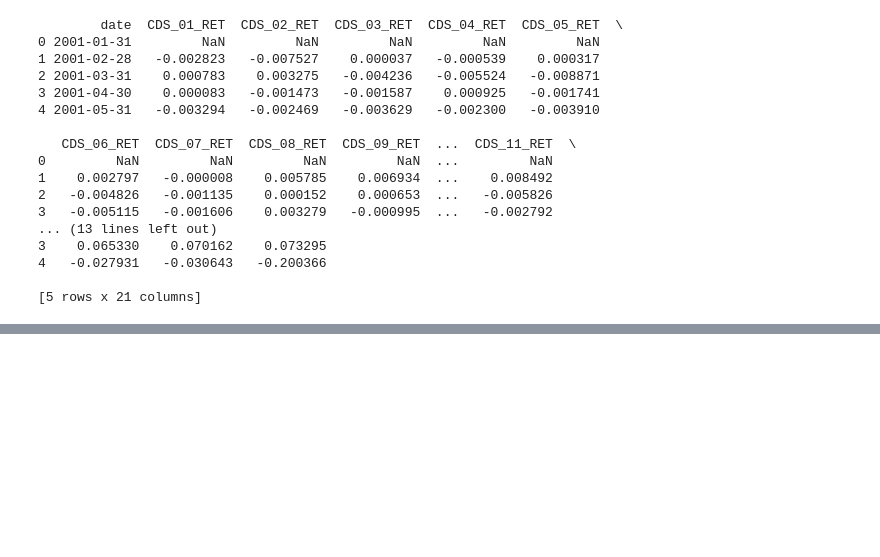
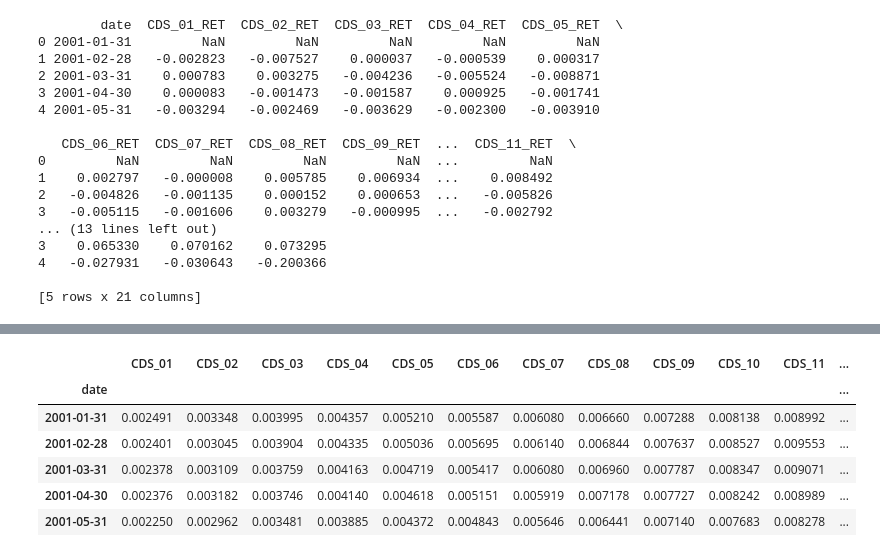
Before and after one commit to ygxu01/credit-default-swap-returns-replication, a Jupyter notebook: src/ExampleReplicatiom.ipynb, the cells around one changed output, grey strips where cells are left out. Saved outputs shown, nothing was run; the diff lists cells and outputs as text; code cells hidden in the pictures; blank space fills up the shorter version.

```diff
--- a/src/ExampleReplicatiom.ipynb
+++ b/src/ExampleReplicatiom.ipynb
@@ -225,3 +225,90 @@ print(cds_returns.head())
 4   -0.027931   -0.030643   -0.200366
 
 [5 rows x 21 columns]
+# %%
+import numpy as np
+import pandas as pd
+import wrds
+from scipy.interpolate import interp1d
+from pandas.tseries.offsets import MonthEnd
+
+# WRDS Connection (Ensure WRDS Credentials are Set Up)
+db = wrds.Connection()
+
+# Define Loss Given Default (LGD)
+LGD = 0.6
+
+# Step 1: Pull CDS Data from WRDS
+def get_cds_data(start_year=2001, end_year=2012):
+    cds_data = []
+    for year in range(start_year, end_year + 1):
+        query = f"""
+        SELECT date, ticker, parspread FROM markit.CDS{year}
+        WHERE tenor = '5Y' AND country = 'United States'
+        """
+        temp_data = db.raw_sql(query, date_cols=['date'])
+        cds_data.append(temp_data)
+    return pd.concat(cds_data, ignore_index=True)
+
+# Fetch CDS Spreads
+cds_raw = get_cds_data()
+cds_raw.set_index("date", inplace=True)
+print("✅ Fetched CDS Data from WRDS")
+display(cds_raw.head())
+
+# Step 2: Process CDS Spreads & Assign Quantiles
+def process_cds_spreads(cds_data):
+    """
+    Groups CDS spreads into 20 quantiles based on monthly spread distribution.
+    """
+    # Convert to monthly end
+    cds_data = cds_data.groupby(['date', 'ticker'])['parspread'].mean().unstack()
+    cds_data = cds_data.resample('ME').last().ffill()
+
+    # Assign quantiles by sorting within each date
+    def assign_quantiles(group):
+        return pd.qcut(group.rank(method='first'), 20, labels=False, duplicates='drop') + 1
+
+    cds_data = cds_data.stack().reset_index()
+    cds_data.rename(columns={0: 'parspread'}, inplace=True)
+    cds_data['quantile'] = cds_data.groupby('date')['parspread'].transform(assign_quantiles)
+
+    # Compute portfolio average per quantile
+    cds_pivot = cds_data.groupby(['date', 'quantile'])['parspread'].mean().unstack()
+
+    # Rename columns to match expected format
+    cds_pivot.columns = [f'CDS_{int(i):02d}' for i in range(1, 21)]
+    return cds_pivot
+
+# Process and Sort CDS into Quantiles
+cds_spreads = process_cds_spreads(cds_raw)
+print("✅ Processed CDS Spreads into Quantiles")
+display(cds_spreads.head())
+
+# Step 3: Compute Risky Duration (RD) Using Proper Discounting
+lambda_df = 4 * np.log(1 + (cds_spreads / (4 * LGD)))
+quarters = np.arange(1, 21)
+risky_duration = pd.DataFrame(index=lambda_df.index, columns=lambda_df.columns)
+
+for col in lambda_df.columns:
+    quarterly_survival_probability = np.exp(-np.outer(quarters, lambda_df[col]) / 4).T
+    risky_duration[col] = 0.25 * (quarterly_survival_probability.sum(axis=1))
+
+# Apply Forward Fill to Risky Duration
+risky_duration_shifted = risky_duration.shift(1).ffill()
+cds_spread_shifted = cds_spreads.shift(1)
+cds_spread_change = cds_spreads.diff()
+
+# Step 4: Compute CDS Returns Using He-Kelly Formula (Strict Application)
+cds_returns = (cds_spread_shifted / 250) + (cds_spread_change * risky_duration_shifted)
+
+# Rename columns to match expected output format
+cds_returns.columns = [f'CDS_{i:02d}_RET' for i in range(1, 21)]
+
+# Step 5: Display and Save Results
+print("✅ Computed CDS Returns Using He-Kelly Formula")
+display(cds_returns.head())
+output_dir = "./"
+cds_returns.to_csv(output_dir + "computed_cds_returns.csv")
+print("✅ CDS Returns Saved!")
+# %% [output]
@@ -227,0 +326,7 @@ print(cds_returns.head())
+|  | CDS_01 | CDS_02 | CDS_03 | CDS_04 | CDS_05 | CDS_06 | CDS_07 | CDS_08 | CDS_09 | CDS_10 | CDS_11 | ... |
+| date |  |  |  |  |  |  |  |  |  |  |  | ... |
+| 2001-01-31 | 0.002491 | 0.003348 | 0.003995 | 0.004357 | 0.005210 | 0.005587 | 0.006080 | 0.006660 | 0.007288 | 0.008138 | 0.008992 | ... |
+| 2001-02-28 | 0.002401 | 0.003045 | 0.003904 | 0.004335 | 0.005036 | 0.005695 | 0.006140 | 0.006844 | 0.007637 | 0.008527 | 0.009553 | ... |
+| 2001-03-31 | 0.002378 | 0.003109 | 0.003759 | 0.004163 | 0.004719 | 0.005417 | 0.006080 | 0.006960 | 0.007787 | 0.008347 | 0.009071 | ... |
+| 2001-04-30 | 0.002376 | 0.003182 | 0.003746 | 0.004140 | 0.004618 | 0.005151 | 0.005919 | 0.007178 | 0.007727 | 0.008242 | 0.008989 | ... |
+| 2001-05-31 | 0.002250 | 0.002962 | 0.003481 | 0.003885 | 0.004372 | 0.004843 | 0.005646 | 0.006441 | 0.007140 | 0.007683 | 0.008278 | ... |
```
Also changed, not shown: parts of 3 cells of this notebook, 2 other files.
